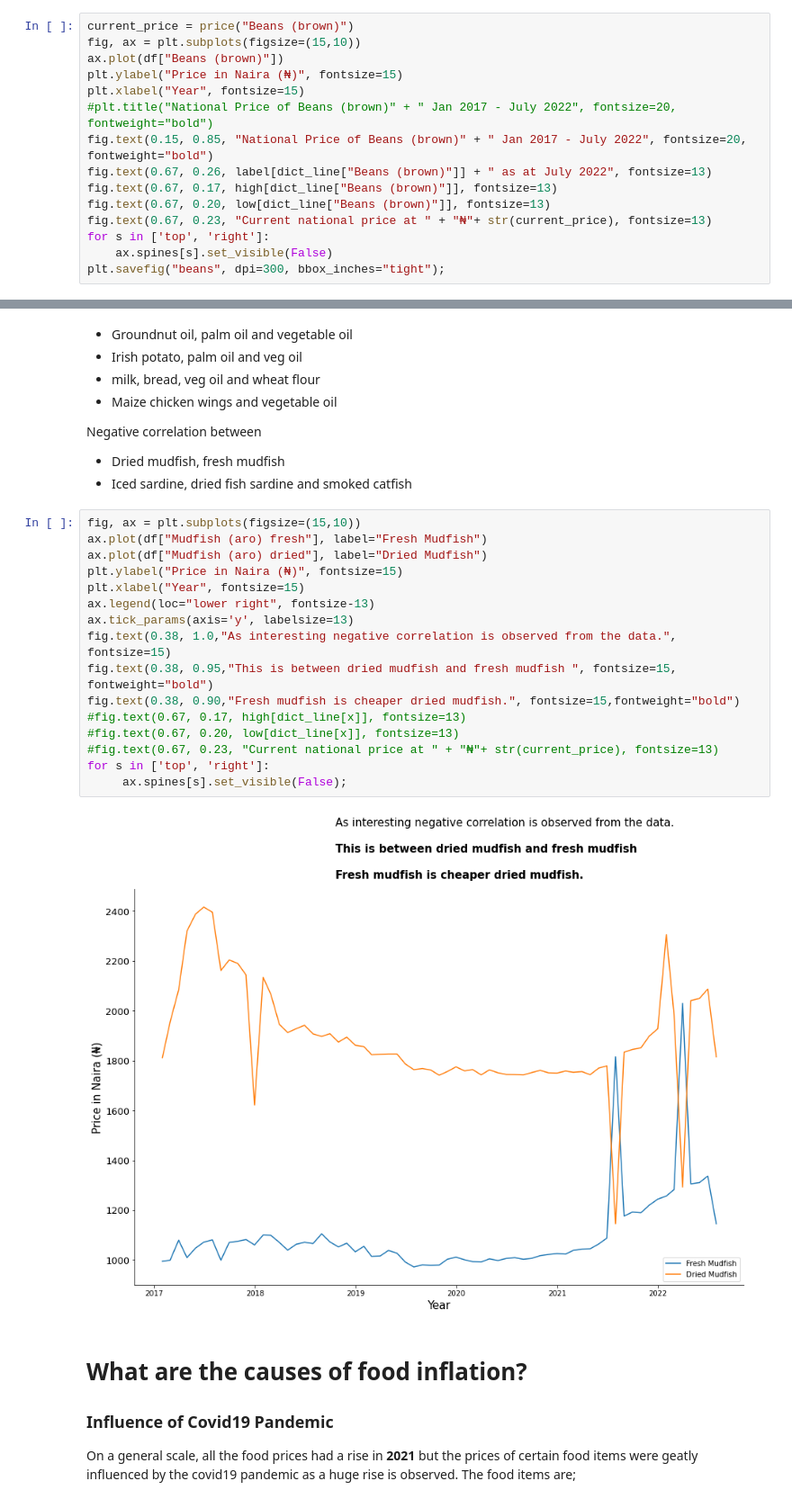
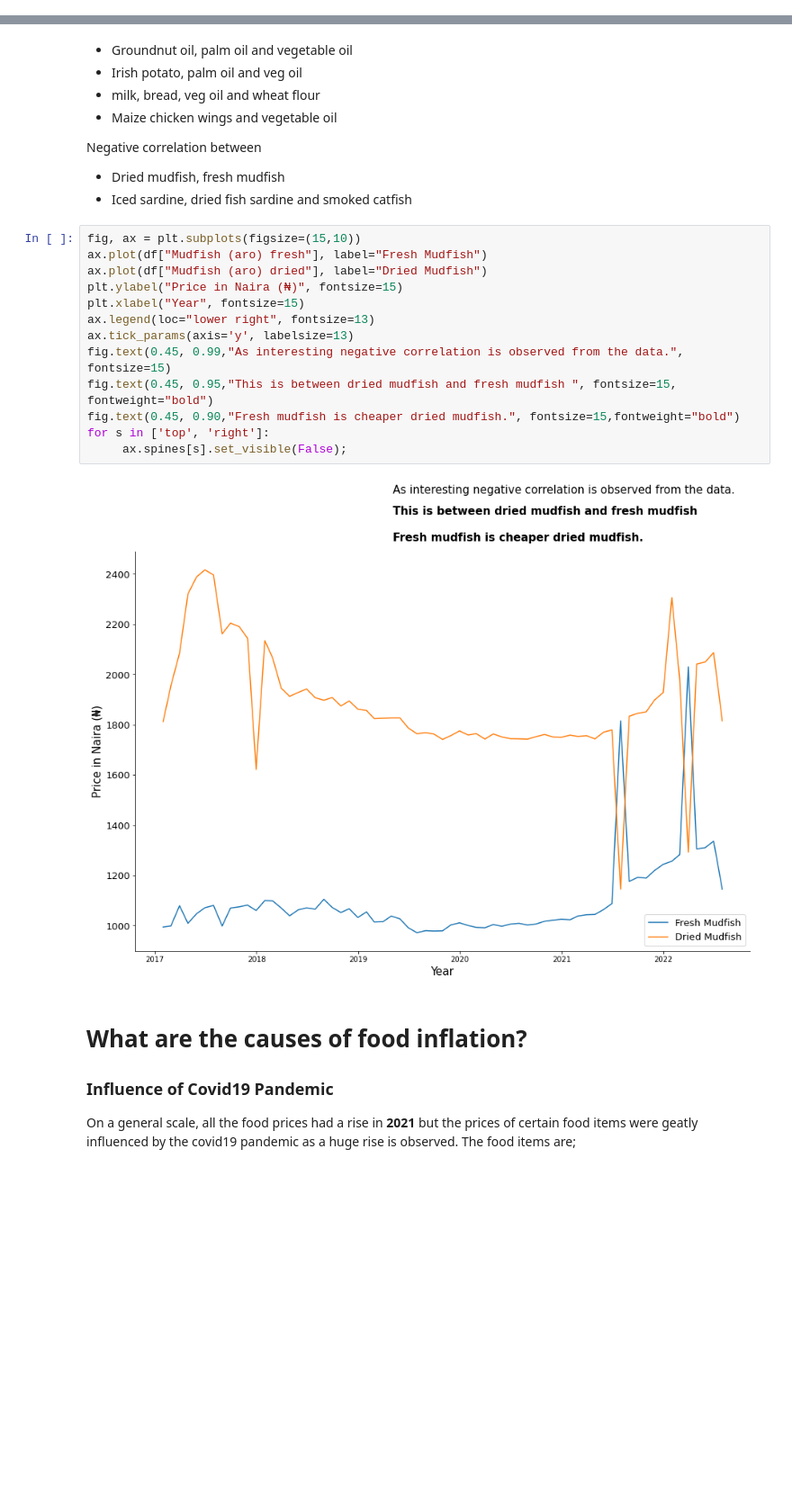
Before and after one commit to TheBlueZayn/Analysis-of-Nigerian-Food-Prices, a Jupyter notebook: prices.ipynb, the cells around one changed output, grey strips where cells are left out. Shown at 90% size. Cells and saved outputs as stored; diff of their text form; blank space fills up the shorter version.

```diff
--- a/prices.ipynb
+++ b/prices.ipynb
@@ -135,18 +135,3 @@ def line(x):
   fig.text(0.67, 0.23, "Current national price at " + "₦"+ str(current_price), fontsize=13)
   for s in ['top', 'right']:
      ax.spines[s].set_visible(False);
-# %%
-current_price = price("Beans (brown)")
-fig, ax = plt.subplots(figsize=(15,10))
-ax.plot(df["Beans (brown)"])
-plt.ylabel("Price in Naira (₦)", fontsize=15)
-plt.xlabel("Year", fontsize=15)
-#plt.title("National Price of Beans (brown)" + " Jan 2017 - July 2022", fontsize=20, fontweight="bold")
-fig.text(0.15, 0.85, "National Price of Beans (brown)" + " Jan 2017 - July 2022", fontsize=20, fontweight="bold")
-fig.text(0.67, 0.26, label[dict_line["Beans (brown)"]] + " as at July 2022", fontsize=13)
-fig.text(0.67, 0.17, high[dict_line["Beans (brown)"]], fontsize=13)
-fig.text(0.67, 0.20, low[dict_line["Beans (brown)"]], fontsize=13)
-fig.text(0.67, 0.23, "Current national price at " + "₦"+ str(current_price), fontsize=13)
-for s in ['top', 'right']:
-    ax.spines[s].set_visible(False)
-plt.savefig("beans", dpi=300, bbox_inches="tight");
@@ -370,21 +353,18 @@ Negative correlation between
 # %%
 fig, ax = plt.subplots(figsize=(15,10))
 ax.plot(df["Mudfish (aro) fresh"], label="Fresh Mudfish")
 ax.plot(df["Mudfish (aro) dried"], label="Dried Mudfish")
 plt.ylabel("Price in Naira (₦)", fontsize=15)
 plt.xlabel("Year", fontsize=15)
-ax.legend(loc="lower right", fontsize-13)
+ax.legend(loc="lower right", fontsize=13)
 ax.tick_params(axis='y', labelsize=13)
-fig.text(0.38, 1.0,"As interesting negative correlation is observed from the data.", fontsize=15)
-fig.text(0.38, 0.95,"This is between dried mudfish and fresh mudfish ", fontsize=15, fontweight="bold")
-fig.text(0.38, 0.90,"Fresh mudfish is cheaper dried mudfish.", fontsize=15,fontweight="bold")
-#fig.text(0.67, 0.17, high[dict_line[x]], fontsize=13)
-#fig.text(0.67, 0.20, low[dict_line[x]], fontsize=13)
-#fig.text(0.67, 0.23, "Current national price at " + "₦"+ str(current_price), fontsize=13)
+fig.text(0.45, 0.99,"As interesting negative correlation is observed from the data.", fontsize=15)
+fig.text(0.45, 0.95,"This is between dried mudfish and fresh mudfish ", fontsize=15, fontweight="bold")
+fig.text(0.45, 0.90,"Fresh mudfish is cheaper dried mudfish.", fontsize=15,fontweight="bold")
 for s in ['top', 'right']:
      ax.spines[s].set_visible(False);
 # %% [output]
-[figure, old version]
+[figure, new version]
 # %% [markdown]
 # **What are the causes of food inflation?**
 ### **Influence of Covid19 Pandemic**
```
Also changed, not shown: parts of 9 cells of this notebook, 3 other files.
